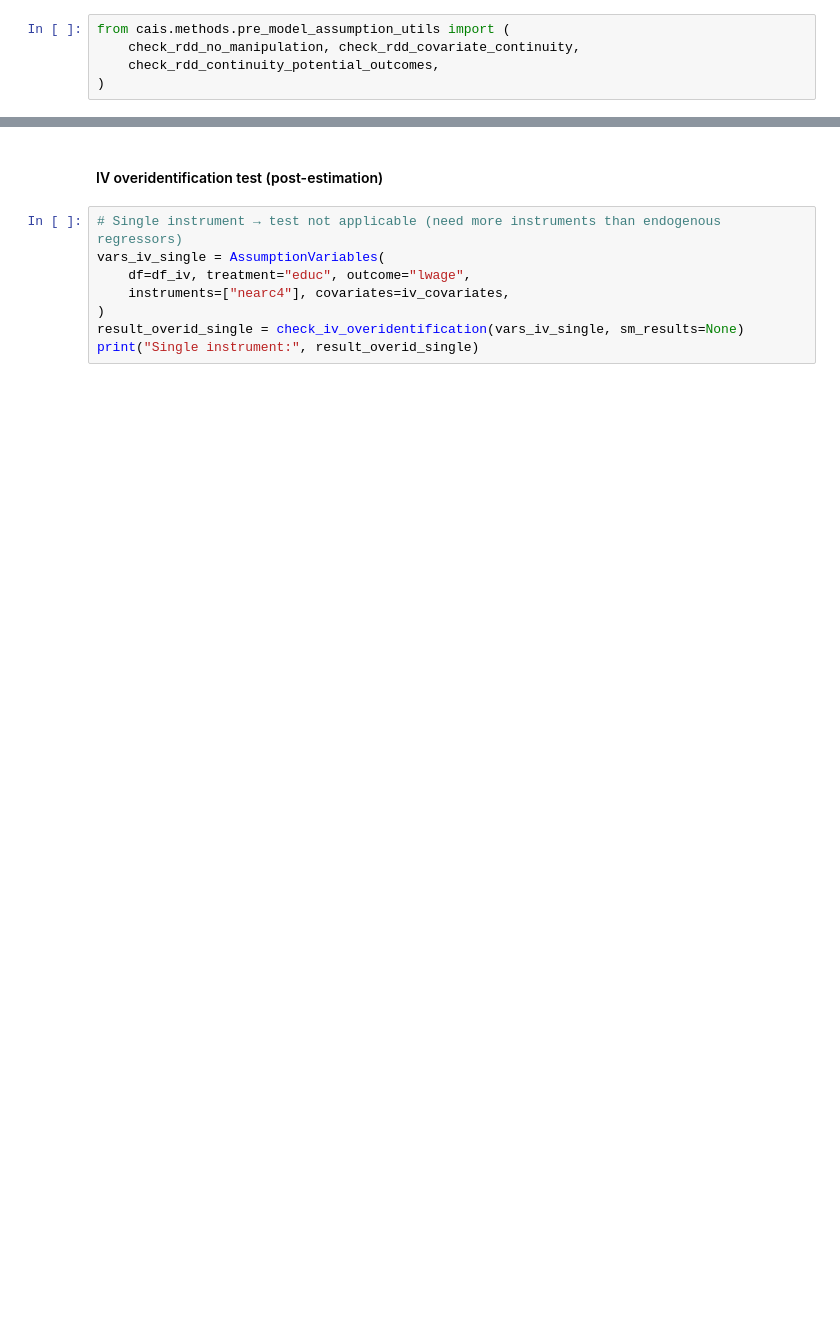
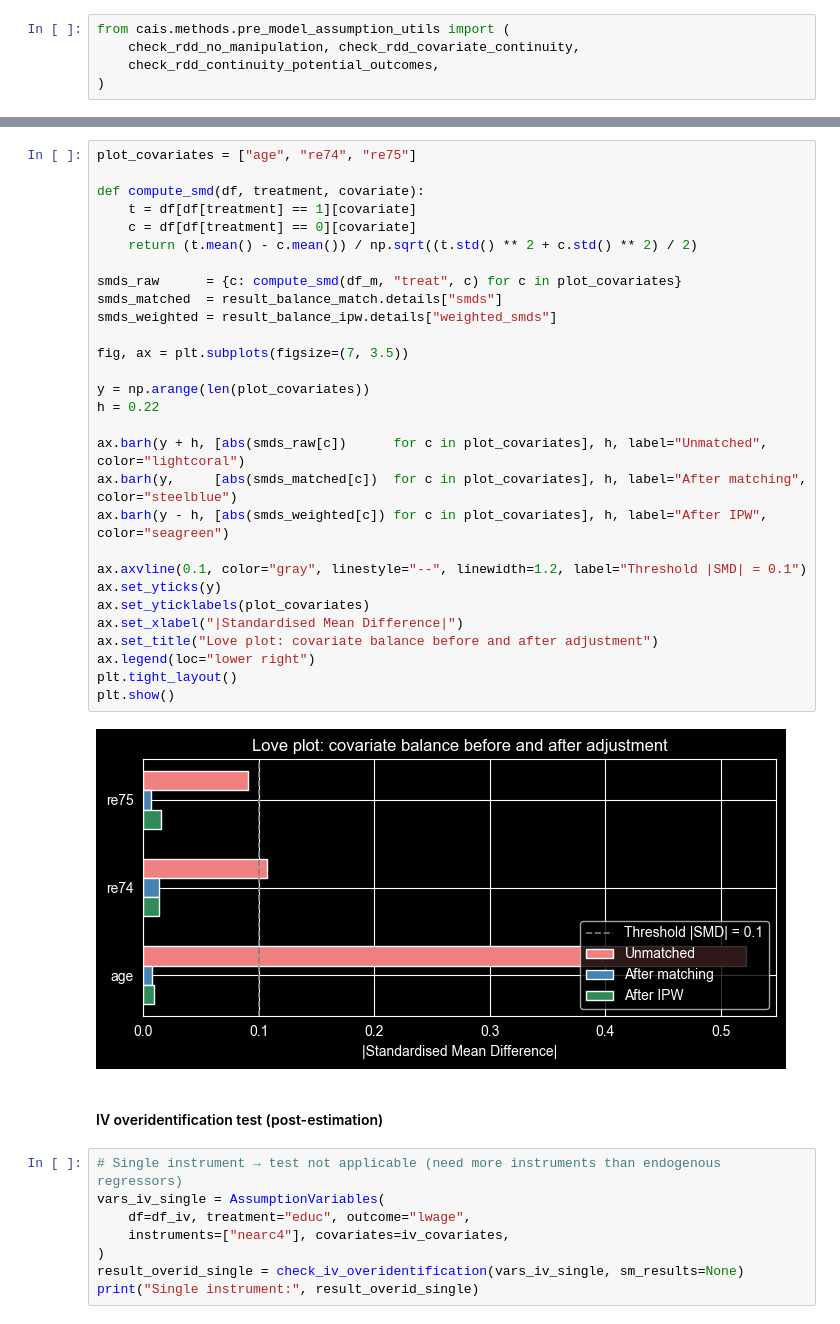
Before and after one commit to causalNLP/causal-agent, a Jupyter notebook: docs/examples/assumption_utils_usecases.ipynb, the cells around one changed output, grey strips where cells are left out. Saved outputs shown, nothing was run; the diff lists cells and outputs as text; blank space fills up the shorter version.

```diff
--- a/docs/examples/assumption_utils_usecases.ipynb
+++ b/docs/examples/assumption_utils_usecases.ipynb
@@ -393,3 +785,34 @@ print("check_balance_after_weighting:", result_balance_ipw)
+# %%
+plot_covariates = ["age", "re74", "re75"]
+
+def compute_smd(df, treatment, covariate):
+    t = df[df[treatment] == 1][covariate]
+    c = df[df[treatment] == 0][covariate]
+    return (t.mean() - c.mean()) / np.sqrt((t.std() ** 2 + c.std() ** 2) / 2)
+
+smds_raw      = {c: compute_smd(df_m, "treat", c) for c in plot_covariates}
+smds_matched  = result_balance_match.details["smds"]
+smds_weighted = result_balance_ipw.details["weighted_smds"]
+
+fig, ax = plt.subplots(figsize=(7, 3.5))
+
+y = np.arange(len(plot_covariates))
+h = 0.22
+
+ax.barh(y + h, [abs(smds_raw[c])      for c in plot_covariates], h, label="Unmatched",     color="lightcoral")
+ax.barh(y,     [abs(smds_matched[c])  for c in plot_covariates], h, label="After matching", color="steelblue")
+ax.barh(y - h, [abs(smds_weighted[c]) for c in plot_covariates], h, label="After IPW",      color="seagreen")
+
+ax.axvline(0.1, color="gray", linestyle="--", linewidth=1.2, label="Threshold |SMD| = 0.1")
+ax.set_yticks(y)
+ax.set_yticklabels(plot_covariates)
+ax.set_xlabel("|Standardised Mean Difference|")
+ax.set_title("Love plot: covariate balance before and after adjustment")
+ax.legend(loc="lower right")
+plt.tight_layout()
+plt.show()
+# %% [output]
+[figure, added]
 # %% [markdown]
 #### IV overidentification test (post-estimation)
 # %%
```
Also changed, not shown: parts of 85 cells of this notebook.
